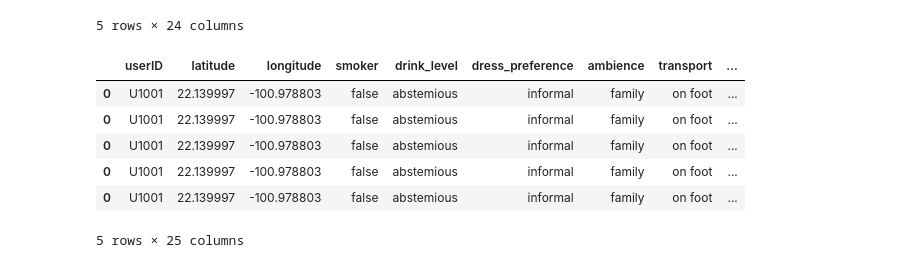
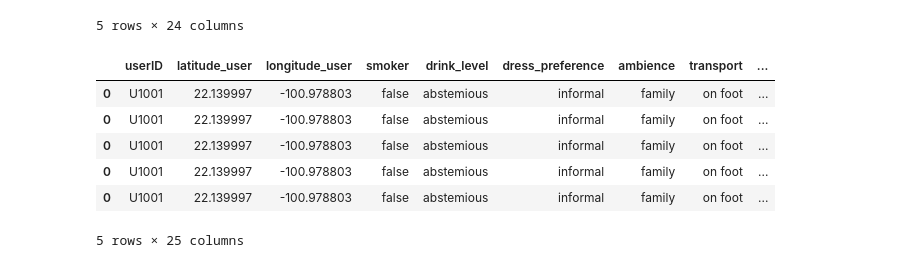
Before and after one commit to daff-250900/diplomado-ciencia-de-datos, a Jupyter notebook: exam.ipynb, the cells around one changed output. Cells and saved outputs as stored; diff of their text form; code cells hidden in the pictures.

```diff
--- a/exam.ipynb
+++ b/exam.ipynb
@@ -8,10 +8,12 @@ import seaborn as sns
 # %% [markdown]
 ### Ingeniería de Datos
 # %%
-users = pd.read_csv('users.csv')
-usercuisine = pd.read_csv('usercuisine.csv')
-ratings = pd.read_csv('ratings.csv')
-restaurants = pd.read_csv('restaurants.csv')
+users = pd.read_csv('datos/users.csv')
+usercuisine = pd.read_csv('datos/usercuisine.csv')
+ratings = pd.read_csv('datos/ratings.csv')
+restaurants = pd.read_csv('datos/restaurants.csv')
+hours = pd.read_csv('datos/hours.csv')
+cuisines = pd.read_csv('datos/cuisine.csv')
 users.head()
 # %% [output]
 |  | userID | latitude | longitude | smoker | drink_level | dress_preference | ambience | transport | ... |
@@ -21,5 +23,5 @@ users.head()
 | 3 | U1004 | 18.867000 | -99.183000 | false | abstemious | informal | family | public | ... |
 | 4 | U1005 | 22.183477 | -100.959891 | false | abstemious | no preference | family | public | ... |
 # %%
-users.budget = users.budget.map({'low': 1, 'medium': 2, 'high': 3, '?': 0})
+#users.budget = users.budget.map({'low': 1, 'medium': 2, 'high': 3, '?': 0})
 users['age'] = 2025 - users['birth_year']
@@ -69,10 +54,11 @@ users_ratings[:5]
 5 rows × 24 columns
 # %%
 users_ratings['frequency'] =users_ratings.groupby(['userID','placeID'])['rating'].transform('count')
+users_ratings = users_ratings.rename(columns={'longitude':'longitude_user','latitude':'latitude_user'})
 
 users_ratings.head()
 # %% [output]
-|  | userID | latitude | longitude | smoker | drink_level | dress_preference | ambience | transport | ... |
+|  | userID | latitude_user | longitude_user | smoker | drink_level | dress_preference | ambience | transport | ... |
 | 0 | U1001 | 22.139997 | -100.978803 | false | abstemious | informal | family | on foot | ... |
 | 0 | U1001 | 22.139997 | -100.978803 | false | abstemious | informal | family | on foot | ... |
 | 0 | U1001 | 22.139997 | -100.978803 | false | abstemious | informal | family | on foot | ... |
```
Also changed, not shown: parts of 15 cells of this notebook.
